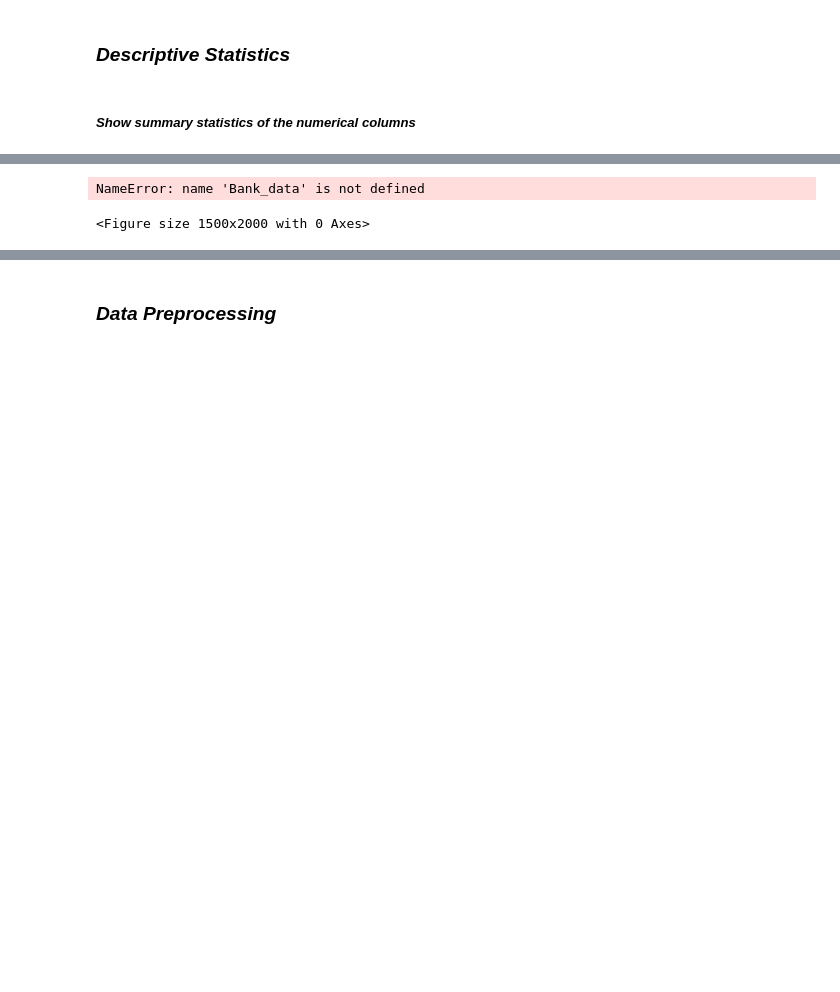
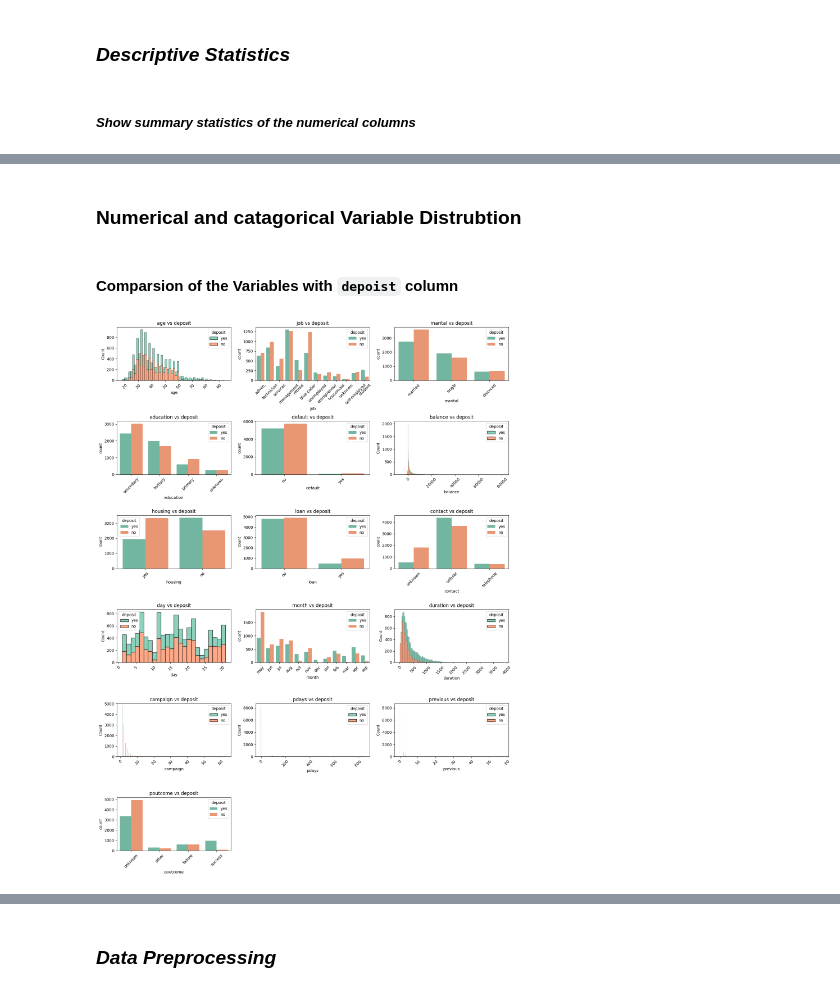
Before and after one commit to SnitTeshome/PRODIGY_DS_03, a Jupyter notebook: Bank_decision tree classifer.ipynb, the cells around one changed output, grey strips where cells are left out. Cells and saved outputs as stored; diff of their text form; code cells hidden in the pictures; blank space fills up the shorter version.

```diff
--- a/Bank_decision tree classifer.ipynb
+++ b/Bank_decision tree classifer.ipynb
@@ -243,31 +247,34 @@ Bank.describe()
 
 ### Overall Summary:
 The dataset includes a diverse range of economic, demographic, and campaign-related variables. It reveals that most clients had minimal prior contact with the bank, with many having no previous interactions. The data also shows a wide variation in account balances and contact durations, reflecting a diverse customer base.
+# %% [markdown]
+### Numerical and catagorical Variable Distrubtion
+# %% [markdown]
+#### Comparsion of the Variables with `depoist`  column
 # %%
 # Set the figure size
 plt.figure(figsize=(15, 20))
 
 # Define the color palette
 palette = 'Set2'
 
 # List of columns to plot against 'deposit'
-columns_to_plot = Bank_data.columns.drop('deposit')
+columns_to_plot =Bank.columns.drop('deposit')
 
 # Loop through each column and create a subplot
 for i, column in enumerate(columns_to_plot, 1):
     plt.subplot(6, 3, i)  # Adjust grid layout if needed
-    if Bank_data[column].dtype == 'object':  # Categorical data
-        sns.countplot(x=column, hue='deposit', data=Bank_data, palette=palette)
+    if Bank[column].dtype == 'object':  # Categorical data
+        sns.countplot(x=column, hue='deposit', data=Bank, palette=palette)
     else:  # Numerical data
         # Ensure hue is specified in histplot and palette is applied correctly
-        sns.histplot(data=Bank_data, x=column, hue='deposit', multiple="stack", palette=palette, kde=False)
+        sns.histplot(data=Bank, x=column, hue='deposit', multiple="stack", palette=palette, kde=False)
 
     plt.title(f'{column} vs deposit')
     plt.xticks(rotation=45)
 
 # Adjust layout and show plot
 plt.tight_layout()
 plt.show()
 # %% [output]
-NameError: name 'Bank_data' is not defined
-<Figure size 1500x2000 with 0 Axes>
+[figure, added]
```
Also changed, not shown: parts of 23 cells of this notebook.
